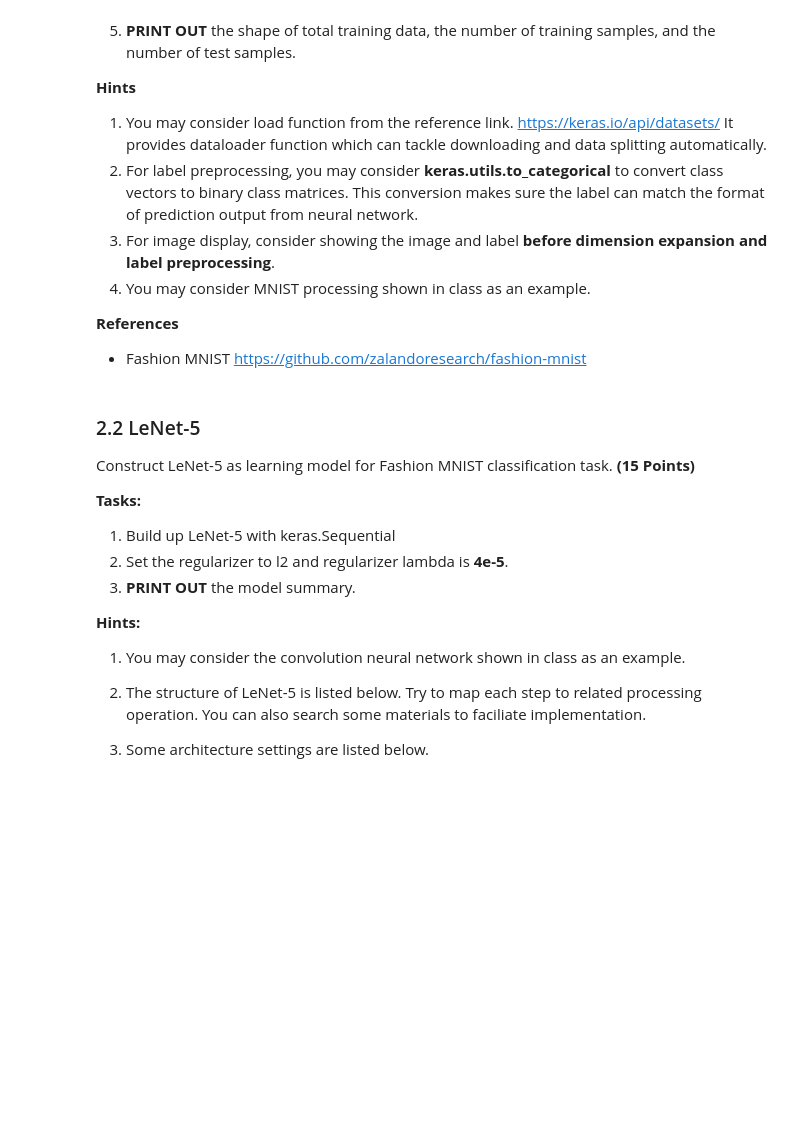
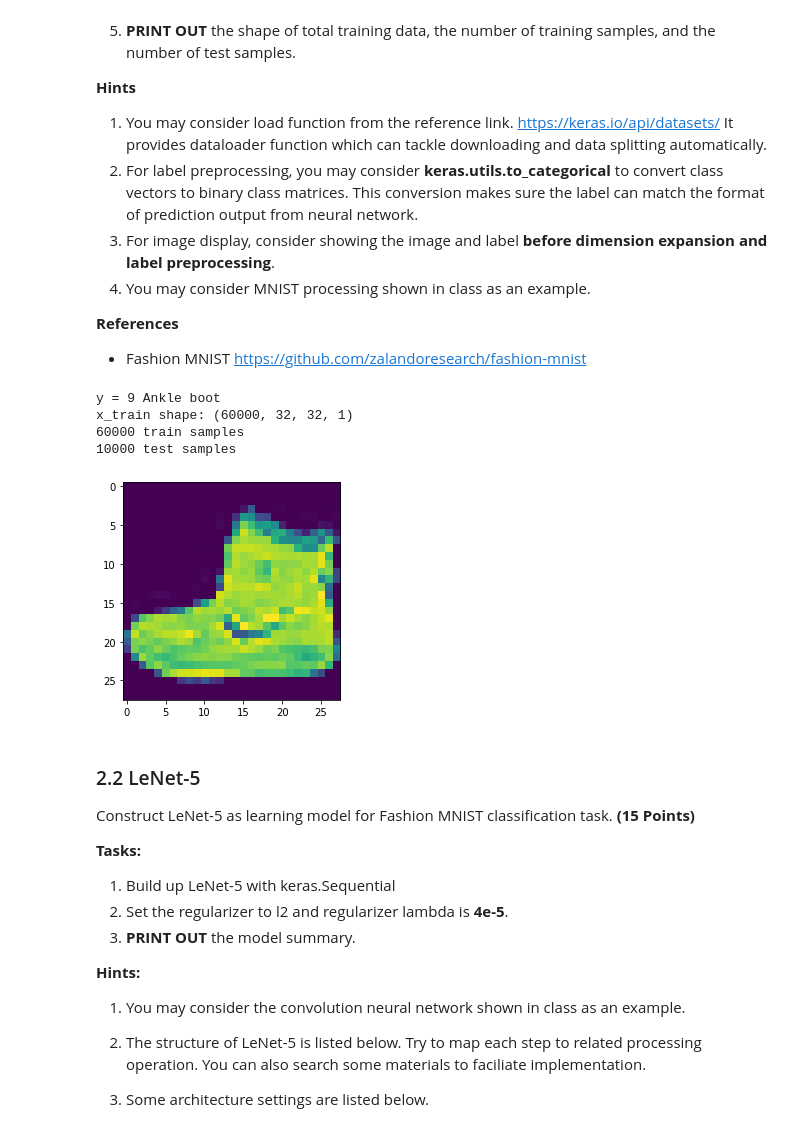
Before and after one commit to NChitty/CAP4630, a Jupyter notebook: hw3/Homework_03.ipynb, the cells around one changed output. Cells and saved outputs as stored; diff of their text form; code cells hidden in the pictures; blank space fills up the shorter version.

```diff
--- a/hw3/Homework_03.ipynb
+++ b/hw3/Homework_03.ipynb
@@ -262,33 +300,54 @@ Import useful packages and prepare Fashion MNIST data. **(15 Points)**
 - Fashion MNIST https://github.com/zalandoresearch/fashion-mnist
 # %%
 # # the data, split between train and test sets with keras.datasets
+(x_train, y_train), (x_test, y_test) = keras.datasets.fashion_mnist.load_data()
 
 # Model / data parameters
-# num_classes = ...
-# input_shape = (32, 32, 1) ## think about the reason
+num_classes = 10
+input_shape = (32, 32, 1) ## think about the reason
+fashion_mnist_labels = ["T-shirt/top",
+                        "Trouser",
+                        "Pullover",
+                        "Dress",
+                        "Coat",
+                        "Sandal",
+                        "Shirt",
+                        "Sneaker",
+                        "Bag",
+                        "Ankle boot"]
 
 # # Image Normalization (Scaling to [0, 1])
-# x_train = ...
-# x_test = ...
+x_train = x_train.astype('float32') / 255
+x_test = x_test.astype('float32') / 255
 
 # Print out first image and its correponding label index
+label_index = y_train[0]
+print ("y = " + str(label_index) + " " + (fashion_mnist_labels[label_index]))
+plt.imshow(x_train[0])
 
 # # Dimension expansion to ensure that images have shape (28, 28, 1)
-# x_train = ...
-# x_test = ...
+w, h = 28, 28
+x_train = x_train.reshape(x_train.shape[0], w, h, 1)
+x_test = x_test.reshape(x_test.shape[0], w, h, 1)
 
 # # Conduct padding on training/test images to (32, 32, 1) for LeNet-5
-# x_train = np.pad(x_train, ((0,0),(2,2),(2,2),(0,0)), 'constant')
-# x_test = np.pad(x_test, ((0,0),(2,2),(2,2),(0,0)), 'constant')
+x_train = np.pad(x_train, ((0,0),(2,2),(2,2),(0,0)), 'constant')
+x_test = np.pad(x_test, ((0,0),(2,2),(2,2),(0,0)), 'constant')
 
 # # Print out the training/test data shapes and the numbers of training/test samples
-# print("x_train shape:", x_train.shape)
-# print(x_train.shape[0], "train samples")
-# print(x_test.shape[0], "test samples")
+print("x_train shape:", x_train.shape)
+print(x_train.shape[0], "train samples")
+print(x_test.shape[0], "test samples")
 
 # # convert label vectors to binary class matrices for training/test labels
-# y_train = keras.utils.to_categorical(y_train, num_classes)
-# y_test = keras.utils.to_categorical(y_test, num_classes)
+y_train = keras.utils.to_categorical(y_train, num_classes)
+y_test = keras.utils.to_categorical(y_test, num_classes)
+# %% [output]
+y = 9 Ankle boot
+x_train shape: (60000, 32, 32, 1)
+60000 train samples
+10000 test samples
+[figure, added]
 # %% [markdown]
 ### 2.2 LeNet-5
 
```
Also changed, not shown: parts of 9 cells of this notebook, 6 other files.
